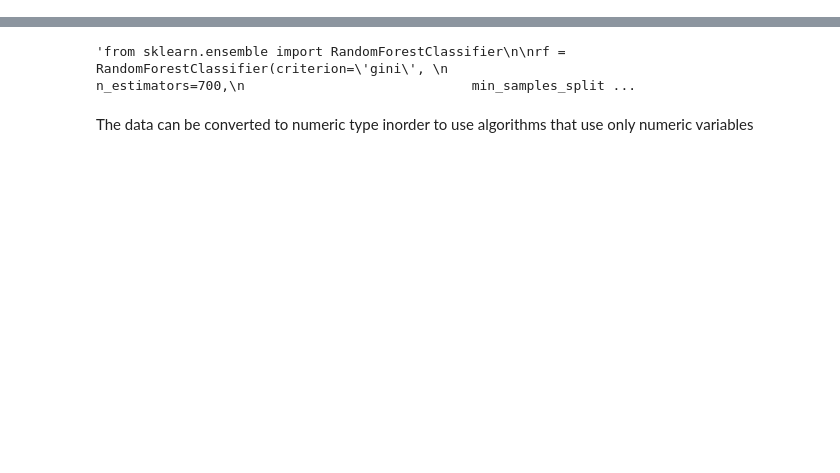
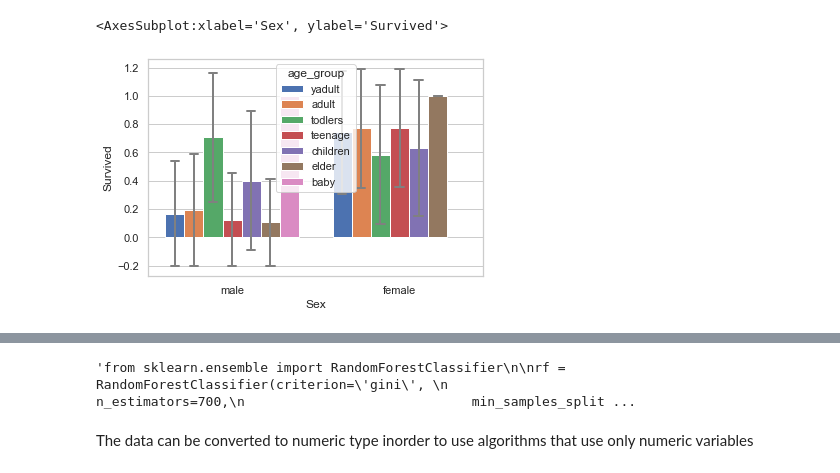
Before and after one commit to chanyadeshani/Group8, a Jupyter notebook: assignment.ipynb, the cells around one changed output, grey strips where cells are left out. Cells and saved outputs as stored; diff of their text form; code cells hidden in the pictures; blank space fills up the shorter version.

```diff
--- a/assignment.ipynb
+++ b/assignment.ipynb
@@ -313,0 +122,24 @@ Train_data
+# %%
+train_data.loc[train_data['Age'] <= 1, 'age_group'] = 'baby'
+train_data.loc[train_data['Age'].between(1,3), 'age_group'] = 'todlers'
+train_data.loc[train_data['Age'].between(4,10), 'age_group'] = 'children'
+train_data.loc[train_data['Age'].between(11,19), 'age_group'] = 'teenage'
+train_data.loc[train_data['Age'].between(20,35), 'age_group'] = 'yadult'
+train_data.loc[train_data['Age'].between(36,60), 'age_group'] = 'adult'
+train_data.loc[train_data['Age']>60, 'age_group'] = 'elder'
+
+train_data.loc[train_data['Age'] <= 18, '2age_group'] = 'child'
+train_data.loc[train_data['Age'] > 60, '2age_group'] = 'adult'
+
+
+# create plot
+sns.barplot(x = 'Sex', y = 'Survived', hue = 'age_group', data = train_data,
+            order = ['male', 'female'],
+            capsize = 0.05,
+            saturation = 8,
+            errcolor = 'gray', errwidth = 2,
+            ci = 'sd'
+            )
+# %% [output]
+<AxesSubplot:xlabel='Sex', ylabel='Survived'>
+[figure, added]
```
Also changed, not shown: parts of 46 cells of this notebook, 4 other files.
